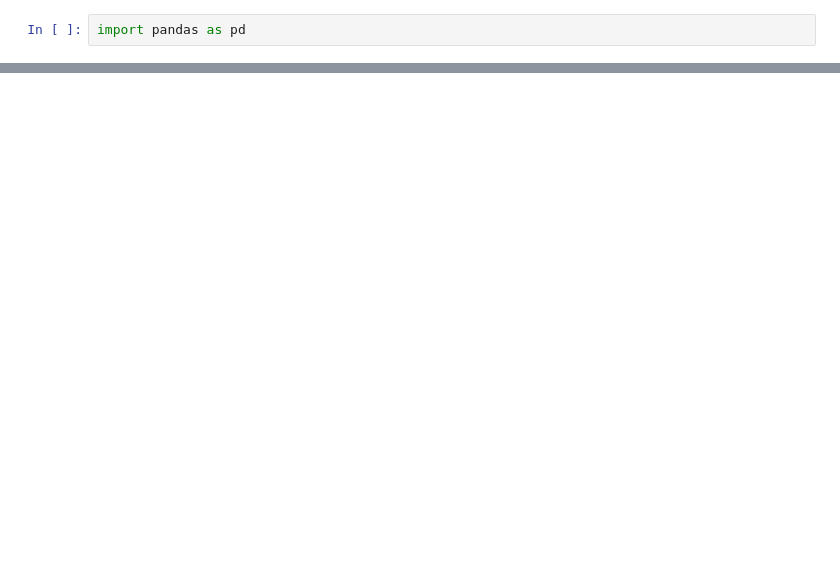
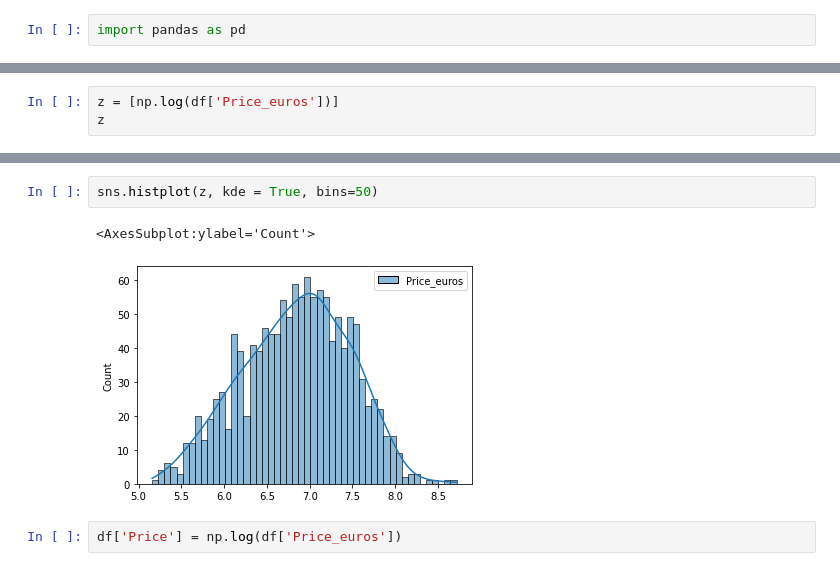
Before and after one commit to AndruxaLip/SDA_Linear_Regresion_Project, a Jupyter notebook: Linear_regresion.ipynb, the cells around one changed output, grey strips where cells are left out. Cells and saved outputs as stored; diff of their text form; blank space fills up the shorter version.

```diff
--- a/Linear_regresion.ipynb
+++ b/Linear_regresion.ipynb
@@ -47,0 +261,3 @@ memory usage: 132.5+ KB
+# %%
+z = [np.log(df['Price_euros'])]
+z
@@ -47,0 +277,7 @@ memory usage: 132.5+ KB
+# %%
+sns.histplot(z, kde = True, bins=50)
+# %% [output]
+<AxesSubplot:ylabel='Count'>
+[figure, added]
+# %%
+df['Price'] = np.log(df['Price_euros'])
```
Also changed, not shown: parts of 95 cells of this notebook, 1 other file.
